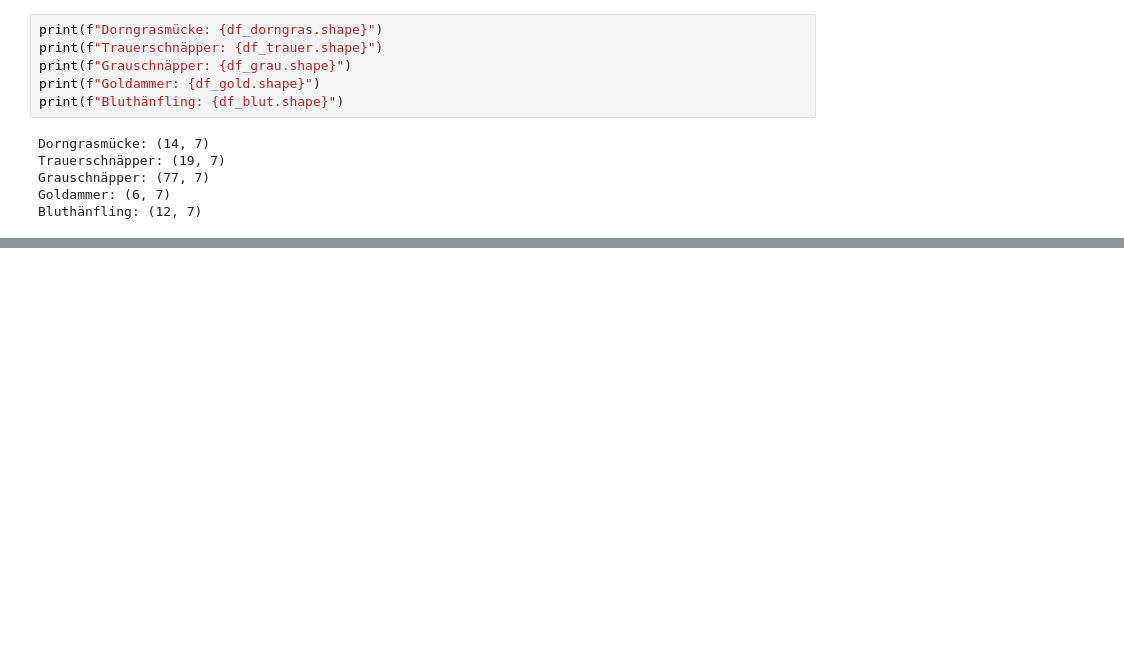
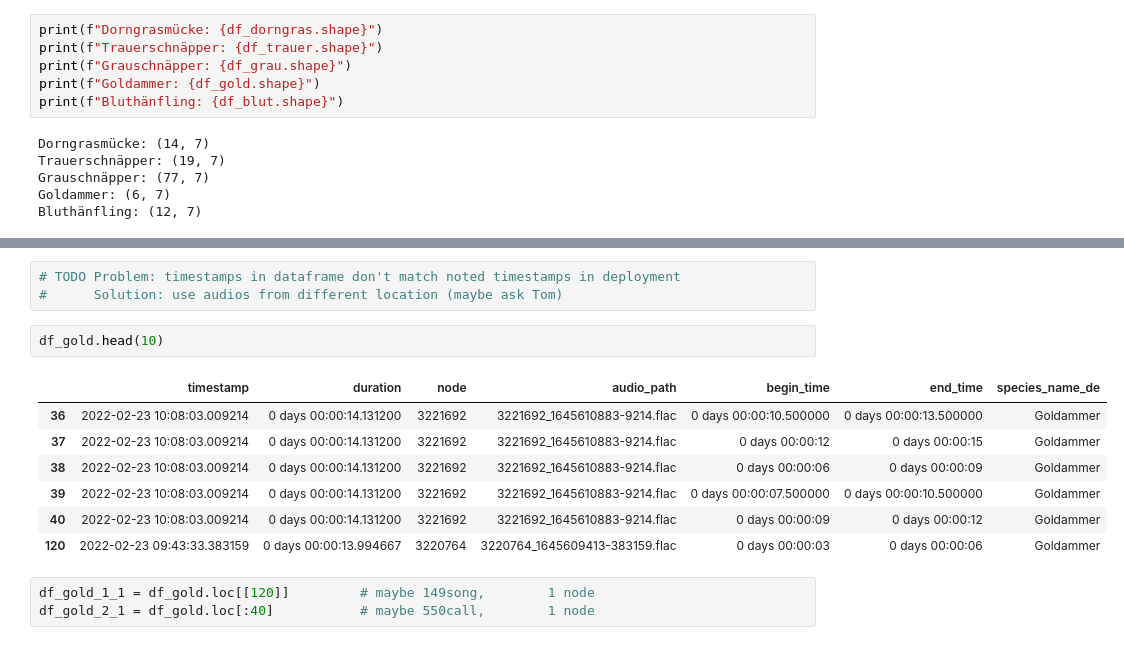
Before and after one commit to sebzielinski/FeatureExtractionForBirds, a Jupyter notebook: feature_extraction.ipynb, the cells around one changed output, grey strips where cells are left out. Saved outputs shown, nothing was run; the diff lists cells and outputs as text; blank space fills up the shorter version.

```diff
--- a/feature_extraction.ipynb
+++ b/feature_extraction.ipynb
@@ -117,0 +152,16 @@ df_trauer_2_4.head()
+# %%
+# TODO Problem: timestamps in dataframe don't match noted timestamps in deployment
+#      Solution: use audios from different location (maybe ask Tom)
+# %%
+df_gold.head(10)
+# %% [output]
+|  | timestamp | duration | node | audio_path | begin_time | end_time | species_name_de |
+| 36 | 2022-02-23 10:08:03.009214 | 0 days 00:00:14.131200 | 3221692 | 3221692_1645610883-9214.flac | 0 days 00:00:10.500000 | 0 days 00:00:13.500000 | Goldammer |
+| 37 | 2022-02-23 10:08:03.009214 | 0 days 00:00:14.131200 | 3221692 | 3221692_1645610883-9214.flac | 0 days 00:00:12 | 0 days 00:00:15 | Goldammer |
+| 38 | 2022-02-23 10:08:03.009214 | 0 days 00:00:14.131200 | 3221692 | 3221692_1645610883-9214.flac | 0 days 00:00:06 | 0 days 00:00:09 | Goldammer |
+| 39 | 2022-02-23 10:08:03.009214 | 0 days 00:00:14.131200 | 3221692 | 3221692_1645610883-9214.flac | 0 days 00:00:07.500000 | 0 days 00:00:10.500000 | Goldammer |
+| 40 | 2022-02-23 10:08:03.009214 | 0 days 00:00:14.131200 | 3221692 | 3221692_1645610883-9214.flac | 0 days 00:00:09 | 0 days 00:00:12 | Goldammer |
+| 120 | 2022-02-23 09:43:33.383159 | 0 days 00:00:13.994667 | 3220764 | 3220764_1645609413-383159.flac | 0 days 00:00:03 | 0 days 00:00:06 | Goldammer |
+# %%
+df_gold_1_1 = df_gold.loc[[120]]         # maybe 149song,        1 node
+df_gold_2_1 = df_gold.loc[:40]           # maybe 550call,        1 node
```
Also changed, not shown: parts of 7 cells of this notebook.
